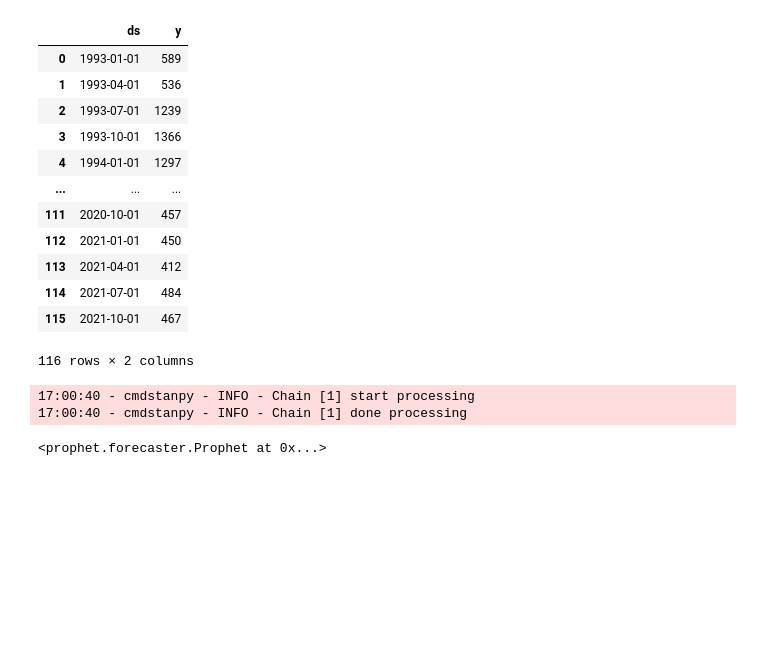
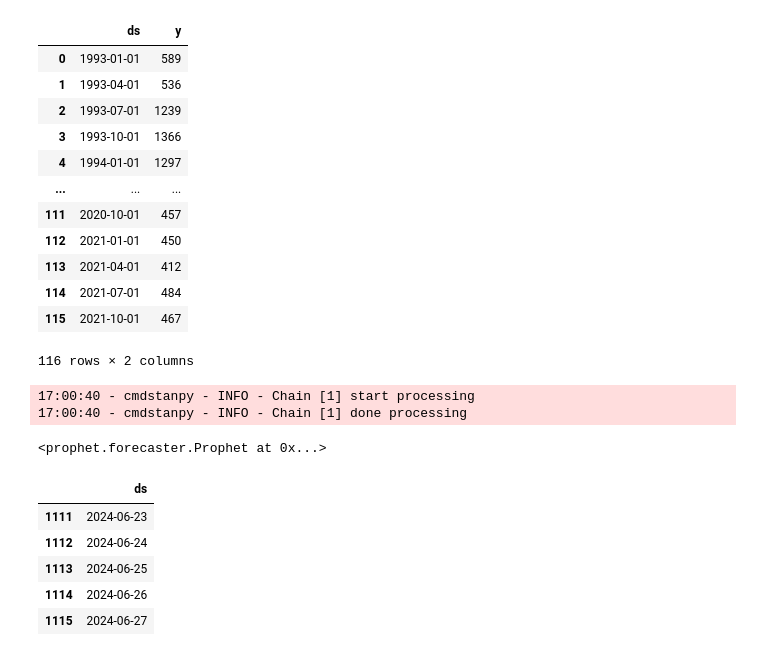
Before and after one commit to MarcusO17/NCVS2022Analysis, a Jupyter notebook: TimeSeriesAnalysis.ipynb, the cells around one changed output. Cells and saved outputs as stored; diff of their text form; code cells hidden in the pictures; blank space fills up the shorter version.

```diff
--- a/TimeSeriesAnalysis.ipynb
+++ b/TimeSeriesAnalysis.ipynb
@@ -341,3 +341,13 @@ m.fit(prop_df)
 17:00:40 - cmdstanpy - INFO - Chain [1] start processing
 17:00:40 - cmdstanpy - INFO - Chain [1] done processing
 <prophet.forecaster.Prophet at 0x...>
+# %%
+future = m.make_future_dataframe(periods=1000)
+future.tail()
+# %% [output]
+|  | ds |
+| 1111 | 2024-06-23 |
+| 1112 | 2024-06-24 |
+| 1113 | 2024-06-25 |
+| 1114 | 2024-06-26 |
+| 1115 | 2024-06-27 |
```
Also changed, not shown: parts of 2 cells of this notebook.
